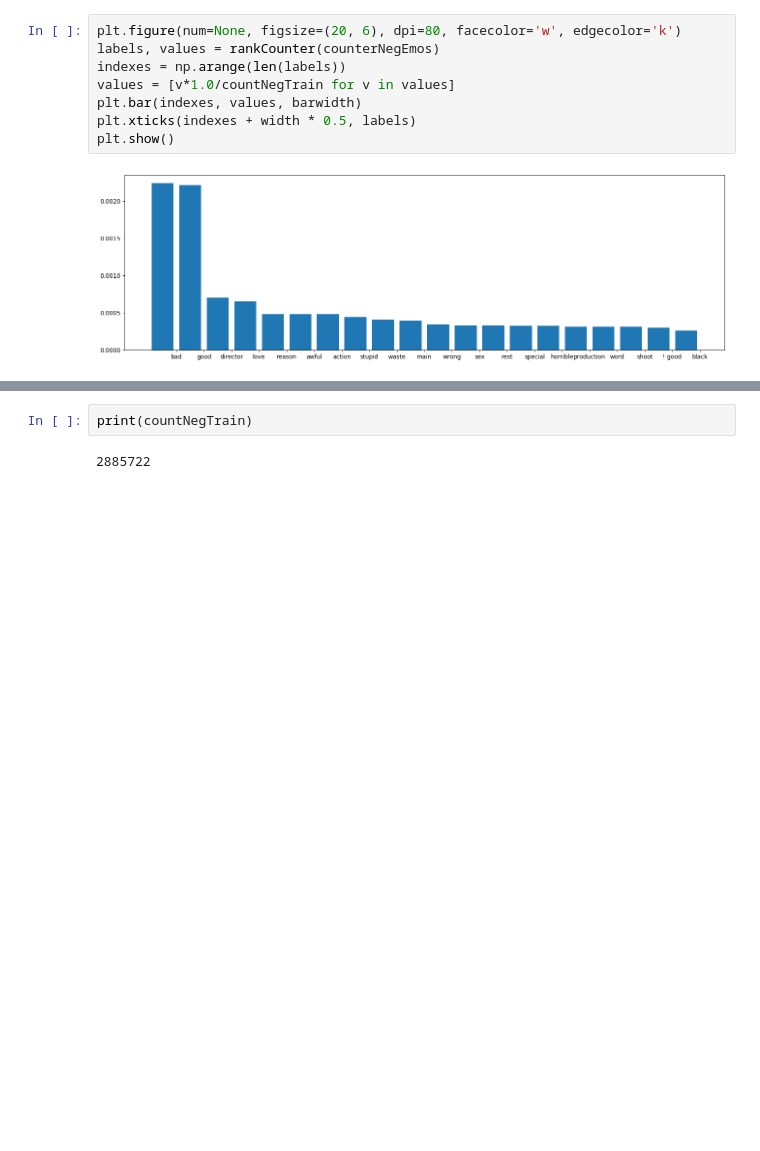
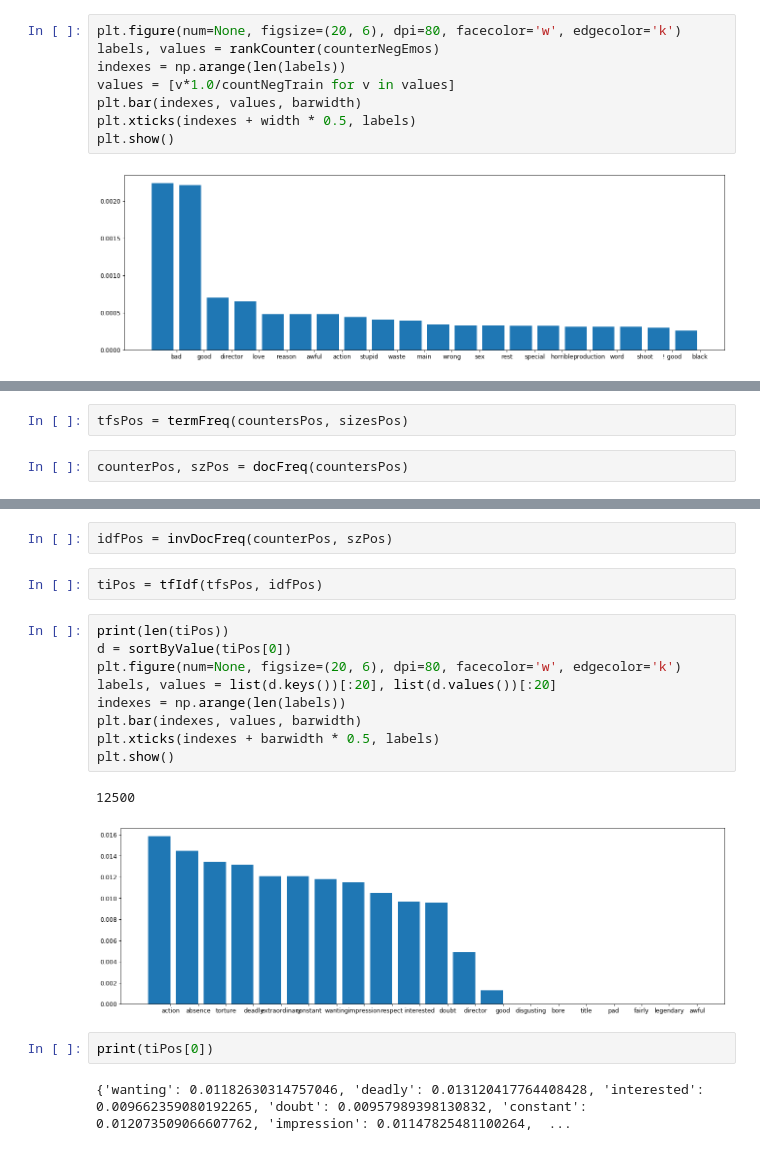
Before and after one commit to lucerne/com_metrics_chatbot, a Jupyter notebook: code/analysis/analyze_aclImdb.ipynb, the cells around one changed output, grey strips where cells are left out. Drawn from its saved outputs; the diff is of its cells as text; blank space fills up the shorter version.

```diff
--- a/code/analysis/analyze_aclImdb.ipynb
+++ b/code/analysis/analyze_aclImdb.ipynb
@@ -791 +757,5 @@ i : 10000
+# %%
+tfsPos = termFreq(countersPos, sizesPos)
+# %%
+counterPos, szPos = docFreq(countersPos)
 # %%
@@ -811,4 +765,20 @@ i : 10000
-# %%
-print(countNegTrain)
-# %% [output]
-2885722
+# %%
+idfPos = invDocFreq(counterPos, szPos)
+# %%
+tiPos = tfIdf(tfsPos, idfPos)
+# %%
+print(len(tiPos))
+d = sortByValue(tiPos[0])
+plt.figure(num=None, figsize=(20, 6), dpi=80, facecolor='w', edgecolor='k')
+labels, values = list(d.keys())[:20], list(d.values())[:20]
+indexes = np.arange(len(labels))
+plt.bar(indexes, values, barwidth)
+plt.xticks(indexes + barwidth * 0.5, labels)
+plt.show()
+# %% [output]
+12500
+[figure, added]
+# %%
+print(tiPos[0])
+# %% [output]
+{'wanting': 0.01182630314757046, 'deadly': 0.013120417764408428, 'interested': 0.009662359080192265, 'doubt': 0.00957989398130832, 'constant': 0.012073509066607762, 'impression': 0.01147825481100264,  ...
```
Also changed, not shown: parts of 7 cells of this notebook, 1 other file.
